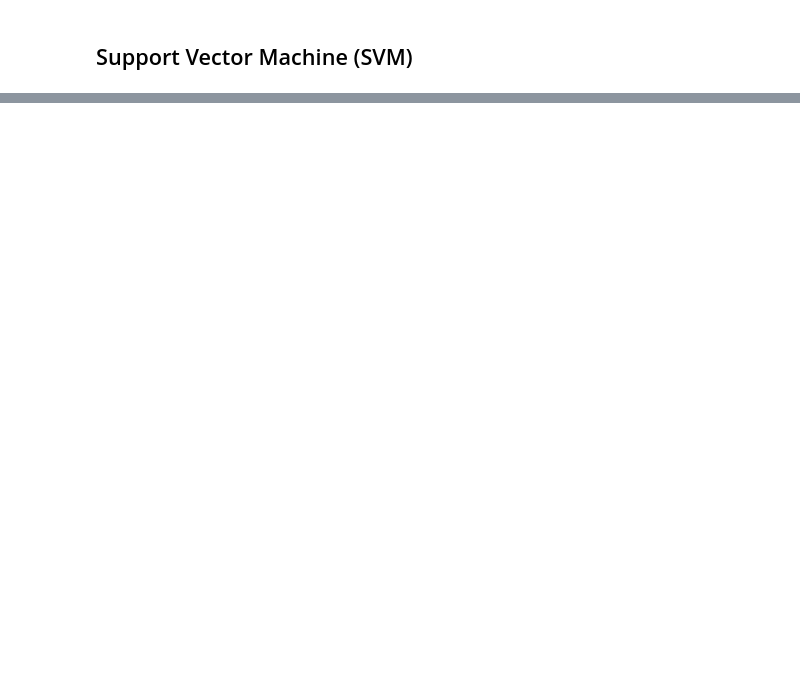
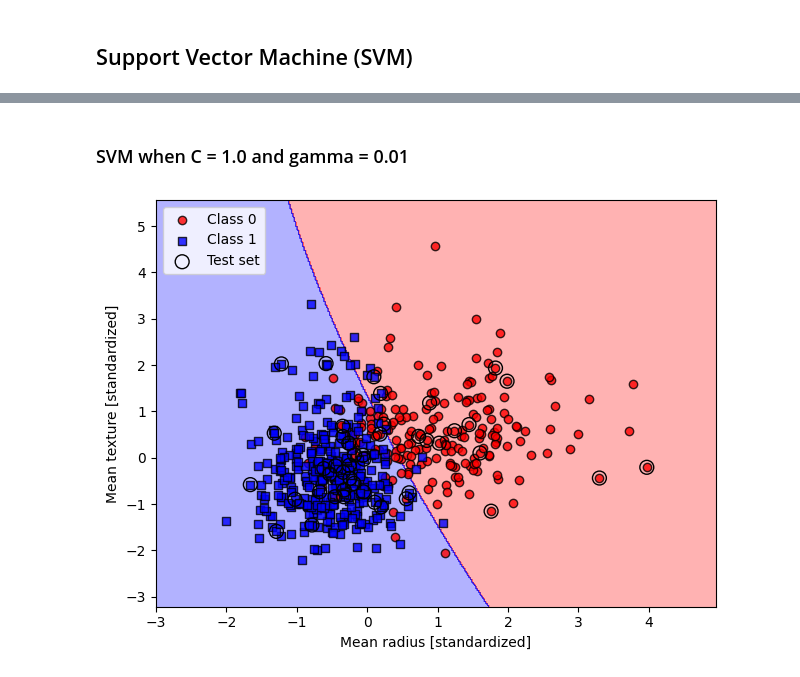
Before and after one commit to 2533Aryan/Machine_Learning, a Jupyter notebook: Assignments/Assignment_05/Linear_Classifiers_Assignment_Aryan_Raval.ipynb, the cells around one changed output, grey strips where cells are left out. Cells and saved outputs as stored; diff of their text form; code cells hidden in the pictures; blank space fills up the shorter version.

```diff
--- a/Assignments/Assignment_05/Linear_Classifiers_Assignment_Aryan_Raval.ipynb
+++ b/Assignments/Assignment_05/Linear_Classifiers_Assignment_Aryan_Raval.ipynb
@@ -300,11 +347,15 @@ plt.show()
+# %% [markdown]
+### SVM when C = 1.0 and gamma = 0.01
 # %%
-svm = SVC(kernel='rbf', random_state=1, gamma=0.01, C=1)
+svm = SVC(kernel='rbf', random_state=1, gamma=0.01, C=1.0)
 svm.fit(X_train_std, y_train)
 
 plot_decision_regions(X_combined_std, y_combined,
                       classifier=svm, test_idx=range(105, 150))
 plt.xlabel('Mean radius [standardized]')
 plt.ylabel('Mean texture [standardized]')
 plt.legend(loc='upper left')
 plt.tight_layout()
 plt.show()
+# %% [output]
+[figure, added]
```
Also changed, not shown: parts of 24 cells of this notebook.
